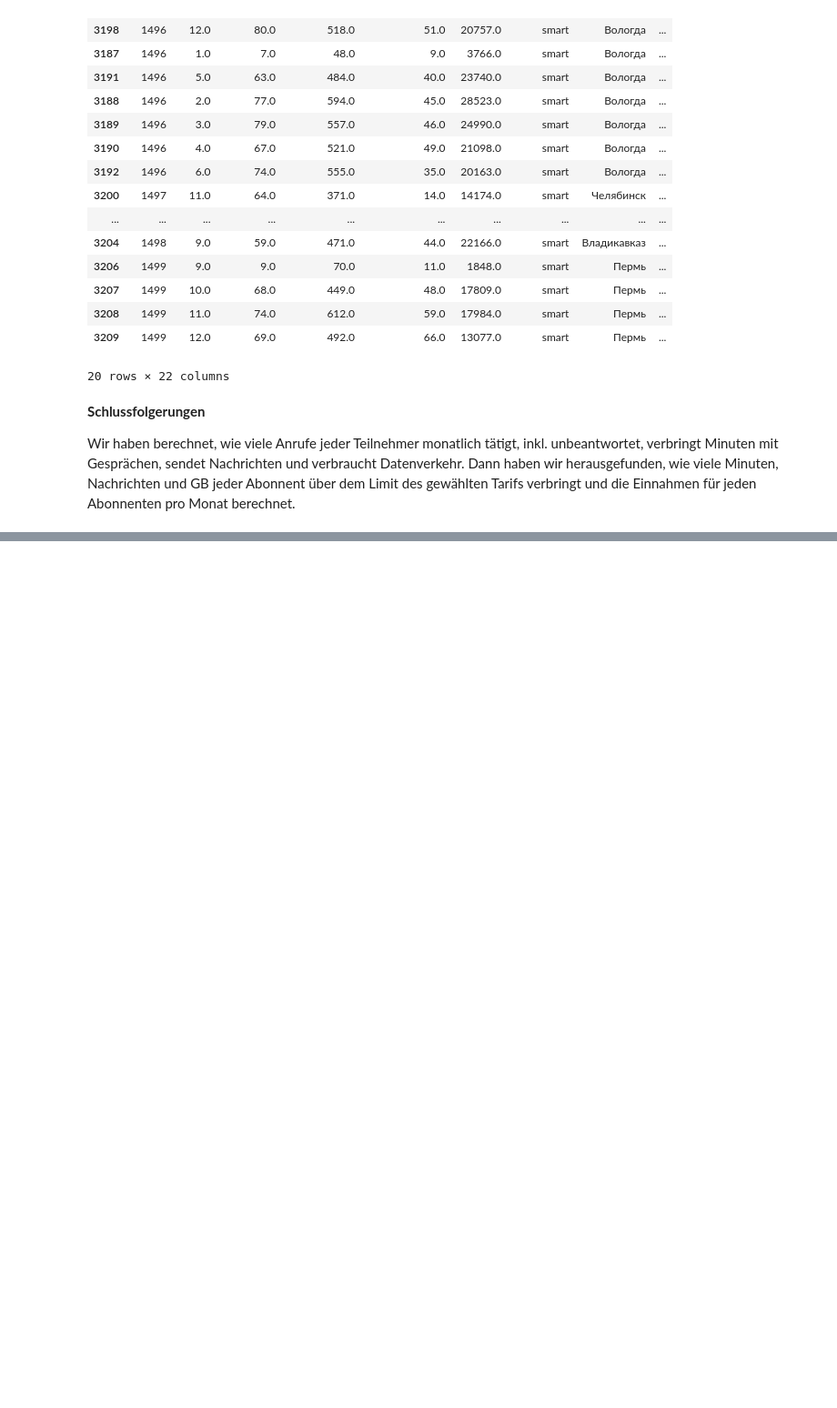
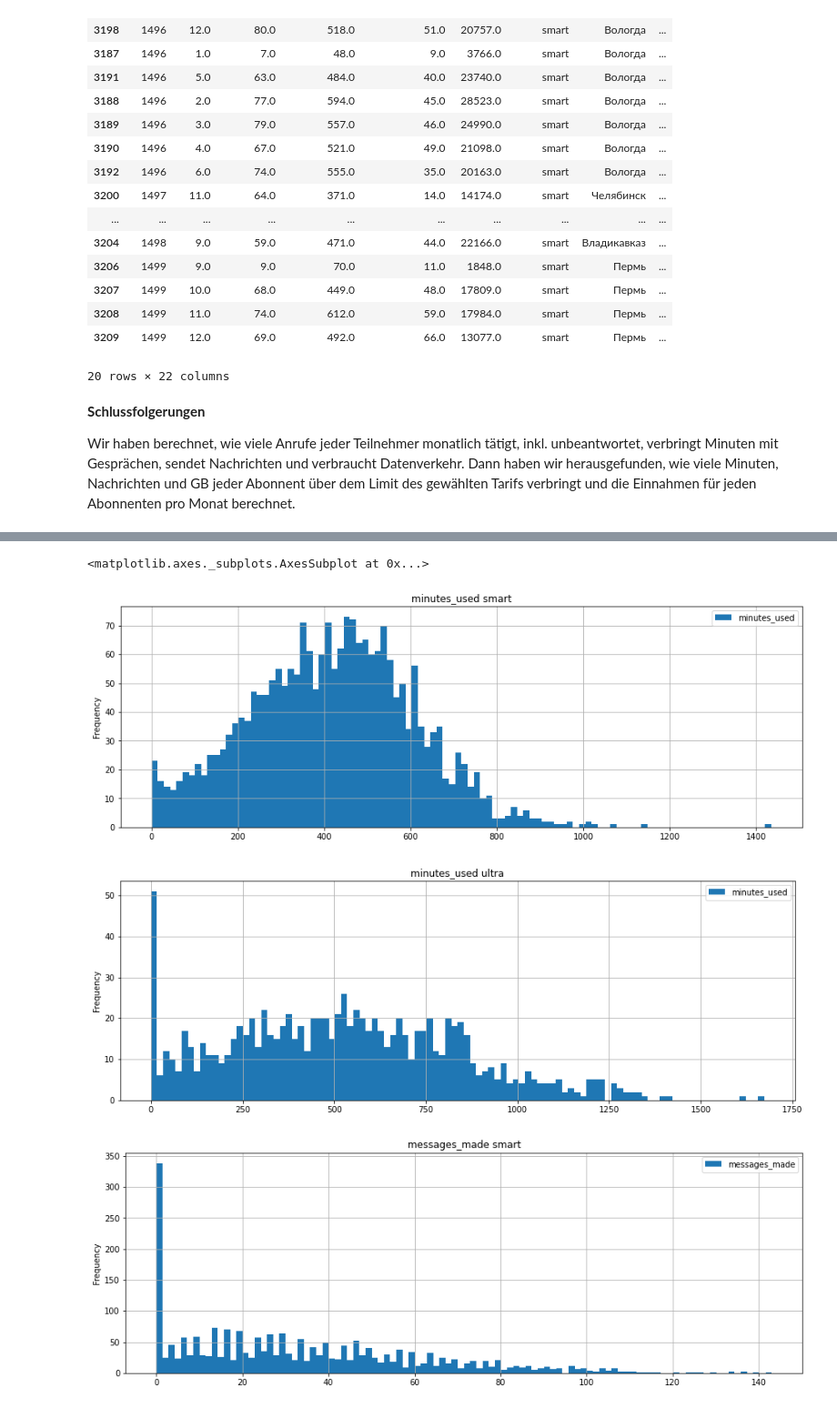
Before and after one commit to Konstantin5054232/ausbildungsprojekte, a Jupyter notebook: 04_mobilfunktarif/mobilfunktarif.ipynb, the cells around one changed output, grey strips where cells are left out. Shown at 91% size. Saved outputs shown, nothing was run; the diff lists cells and outputs as text; code cells hidden in the pictures; blank space fills up the shorter version.

```diff
--- a/04_mobilfunktarif/mobilfunktarif.ipynb
+++ b/04_mobilfunktarif/mobilfunktarif.ipynb
@@ -487,0 +494,4 @@ Wir haben berechnet, wie viele Anrufe jeder Teilnehmer monatlich tätigt, inkl.
+# %%
+# Wir werden die Tabelle nach Arten der ausgewählten Tarife in zwei Teile teilen
+data_itog_smart = data_itog[data_itog['tariff_name'] == 'smart']
+data_itog_ultra = data_itog[data_itog['tariff_name'] == 'ultra']
@@ -487,0 +594,15 @@ Wir haben berechnet, wie viele Anrufe jeder Teilnehmer monatlich tätigt, inkl.
+# %%
+# Wir werden Diagramme der Verteilung von Anrufminuten, gesendeten Nachrichten und verbrauchtem Datenverkehr erstellen
+data_itog_smart.plot(title = 'minutes_used smart', kind='hist', y='minutes_used', bins=100, alpha=1, grid=True, legend=True, figsize=(15,5))
+data_itog_ultra.plot(title = 'minutes_used ultra', kind='hist', y='minutes_used', bins=100, alpha=1, grid=True, legend=True, figsize=(15,5))
+
+data_itog_smart.plot(title = 'messages_made smart', kind='hist', y='messages_made', bins=100, alpha=1, grid=True, legend=True, figsize=(15,5))
+data_itog_ultra.plot(title = 'messages_made ultra', kind='hist', y='messages_made', bins=100, alpha=1, grid=True, legend=True, figsize=(15,5))
+
+data_itog_smart.plot(title = 'mb_used smart', kind='hist', y='mb_used', bins=100, alpha=1, grid=True, legend=True, figsize=(15,5))
+data_itog_ultra.plot(title = 'mb_used ultra', kind='hist', y='mb_used', bins=100, alpha=1, grid=True, legend=True, figsize=(15,5))
+# %% [output]
+<matplotlib.axes._subplots.AxesSubplot at 0x...>
+[figure, added]
+[figure, added]
+[figure, added]
```
Also changed, not shown: parts of 18 cells of this notebook.
